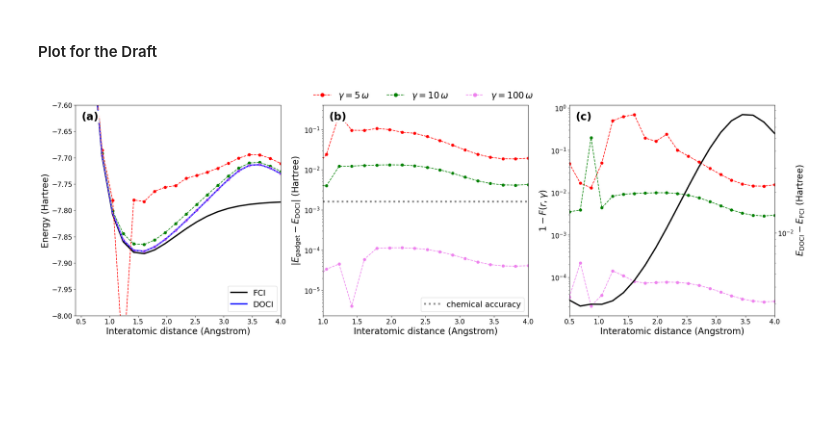
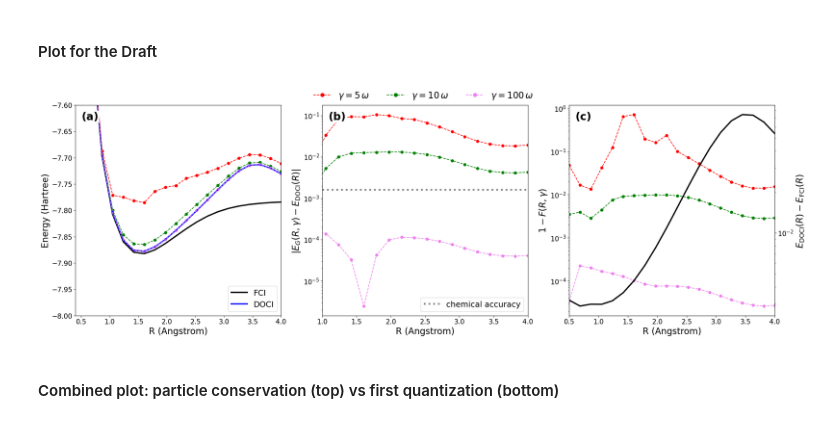
Before and after one commit to emacosta95/Gadget4NSMForQuantumSimulators, a Jupyter notebook: MolecularDOCI.ipynb, the cells around one changed output. Drawn from its saved outputs; the diff is of its cells as text; code cells hidden in the pictures; blank space fills up the shorter version.

Commit message:
do the 6 plot LiH

```diff
--- a/MolecularDOCI.ipynb
+++ b/MolecularDOCI.ipynb
@@ -90,7 +90,7 @@ from src.molecular_doci import (
 from src.gadget import *
 
 gammas = [5, 10, 100]
-rs = np.linspace(0.1, 4, 20)
+rs = np.linspace(0.5, 4, 20)  # same grid as the FQE sweep (r=0.1 is unphysical)
 
 gadget_energies = np.zeros((rs.shape[0], len(gammas)))
 gadget_fidelity = np.zeros((rs.shape[0], len(gammas)))
@@ -103,7 +103,7 @@ for a, r in enumerate(rs):
     for b, gamma in enumerate(gammas):
 
         problem, c = doci_problem(
-            lih(r), flip_sign=True, center_eps=True, basis="6-31G"
+            lih(r), flip_sign=True, center_eps=True, basis="sto-3g"  # same basis as FQE
         )  # H' = -H_DOCI
         drive = fit_drive(problem.g1, n_restarts=50, cap=4.0, use_c=False)
         Enc = ParticleConservationEncoding(problem)
@@ -153,4 +153,14 @@ for a, r in enumerate(rs):
     print("RHF   :", b["e_rhf"])
     print("CASCI :", b["e_casci"])  # FCI inside the SAME active space as DOCI
     print("FCI   :", b["e_fci"])
+
+# keep this sweep in memory: the next encoding's sweep reuses the same variable names
+res_pce = dict(
+    rs=np.asarray(rs),
+    gammas=np.asarray(gammas),
+    gadget_energies=gadget_energies.copy(),
+    gadget_fidelity=gadget_fidelity.copy(),
+    energy_doci=np.asarray(energy_doci),
+    energy_fci=np.asarray(energy_fci),
+)
 # %% [output]
@@ -312,7 +322,7 @@ for c, idx in zip(colors, indices):
     ax.scatter(rs_, err, color=c)
 ax.set_yscale("log")
 ax.set_xlim([1, 4])
-ax.set_ylabel(r"$|E_{G}(R,\gamma) - E_{\mathrm{DOCI}}|$ (Hartree)", fontsize=20)
+ax.set_ylabel(r"$|E_{G}(R,\gamma) - E_{\mathrm{DOCI}}(R)|$ ", fontsize=20)
 ax.legend(fontsize=18, loc="lower right")
 
 # ---------------- (c) infidelity + DOCI error ----------------
@@ -322,19 +332,17 @@ for c, idx in zip(colors, indices):
     ax.scatter(rs_, 1 - gadget_fidelity[:, idx], color=c)
 ax.set_yscale("log")
 ax.set_xlim([0.5, 4])
-ax.set_ylabel(r"$1-F(r,\gamma)$", fontsize=20)
+ax.set_ylabel(r"$1-F(R,\gamma)$", fontsize=20)
 
 ax_twin = ax.twinx()
 ax_twin.plot(rs_, np.abs(e_doci - e_fci), color="black", ls="-", lw=3)
 ax_twin.set_yscale("log")
-ax_twin.set_ylabel(
-    r"$E_{\mathrm{DOCI}}(R) - E_{\mathrm{FCI}(R)}$ (Hartree)", fontsize=20
-)
+ax_twin.set_ylabel(r"$E_{\mathrm{DOCI}}(R) - E_{\mathrm{FCI}}(R)$ ", fontsize=20)
 ax_twin.tick_params(labelsize=15, which="both")
 
 # ---------------- common styling ----------------
 for ax, lab in zip(axs, ["(a)", "(b)", "(c)"]):
-    ax.set_xlabel("Interatomic distance (Angstrom)", fontsize=20)
+    ax.set_xlabel("R (Angstrom)", fontsize=20)
     ax.tick_params(labelsize=15, which="both")
     ax.text(
         0.03,
@@ -361,6 +369,6 @@ fig.legend(
     frameon=False,
 )
 
-# fig.savefig("gadget_LiH_3panel.pdf", bbox_inches="tight")
+fig.savefig("gadget_LiH_3panel.pdf", bbox_inches="tight")
 plt.show()
 # %% [output]
@@ -627,7 +645,7 @@ for c, idx in zip(colors, indices):
     ax.scatter(rs_, err, color=c)
 ax.set_yscale("log")
 ax.set_xlim([1, 4])
-ax.set_ylabel(r"$|E_{\mathrm{gadget}} - E_{\mathrm{DOCI}}|$ (Hartree)", fontsize=20)
+ax.set_ylabel(r"$|E_{G}(R,\gamma) - E_{\mathrm{DOCI}}(R)|$ ", fontsize=20)
 ax.legend(fontsize=18, loc="lower right")
 
 # ---------------- (c) infidelity + DOCI error ----------------
@@ -637,44 +655,46 @@ for c, idx in zip(colors, indices):
     ax.scatter(rs_, 1 - gadget_fidelity[:, idx], color=c)
 ax.set_yscale("log")
 ax.set_xlim([0.5, 4])
-ax.set_ylabel(r"$1-F(r,\gamma)$", fontsize=20)
+ax.set_ylabel(r"$1-F(R,\gamma)$", fontsize=20)
 
 ax_twin = ax.twinx()
 ax_twin.plot(rs_, np.abs(e_doci - e_fci), color="black", ls="-", lw=3)
 ax_twin.set_yscale("log")
-ax_twin.set_ylabel(r"$E_{\mathrm{DOCI}} - E_{\mathrm{FCI}}$ (Hartree)", fontsize=20)
+ax_twin.set_ylabel(r"$E_{\mathrm{DOCI}}(R) - E_{\mathrm{FCI}}(R)$ ", fontsize=20)
 ax_twin.tick_params(labelsize=15, which="both")
 
 # ---------------- common styling ----------------
 for ax, lab in zip(axs, ["(a)", "(b)", "(c)"]):
-    ax.set_xlabel("Interatomic distance (Angstrom)", fontsize=20)
+    ax.set_xlabel("R (Angstrom)", fontsize=20)
     ax.tick_params(labelsize=15, which="both")
     ax.text(
         0.03,
         0.97,
         lab,
         transform=ax.transAxes,
         fontsize=24,
         fontweight="bold",
         va="top",
         ha="left",
         zorder=10,
         bbox=dict(facecolor="white", edgecolor="none", pad=2),
     )
 
 # one shared gamma legend on top
 handles = [plt.Line2D([], [], color=c, ls="--", marker="o", ms=8) for c in colors]
 labels = [rf"$\gamma={gammas[idx]:.0f}\,\omega$" for idx in indices]
 fig.legend(
     handles,
     labels,
     loc="outside upper center",
     ncol=len(indices),
     fontsize=20,
     frameon=False,
 )
 
-# fig.savefig("gadget_LiH_3panel.pdf", bbox_inches="tight")
+fig.savefig("gadget_LiH_3panel_fqe.pdf", bbox_inches="tight")
 plt.show()
 # %% [output]
-[figure, old version]
+[figure, new version]
+# %% [markdown]
+#### Combined plot: particle conservation (top) vs first quantization (bottom)
```
Also changed, not shown: parts of 8 cells of this notebook.
